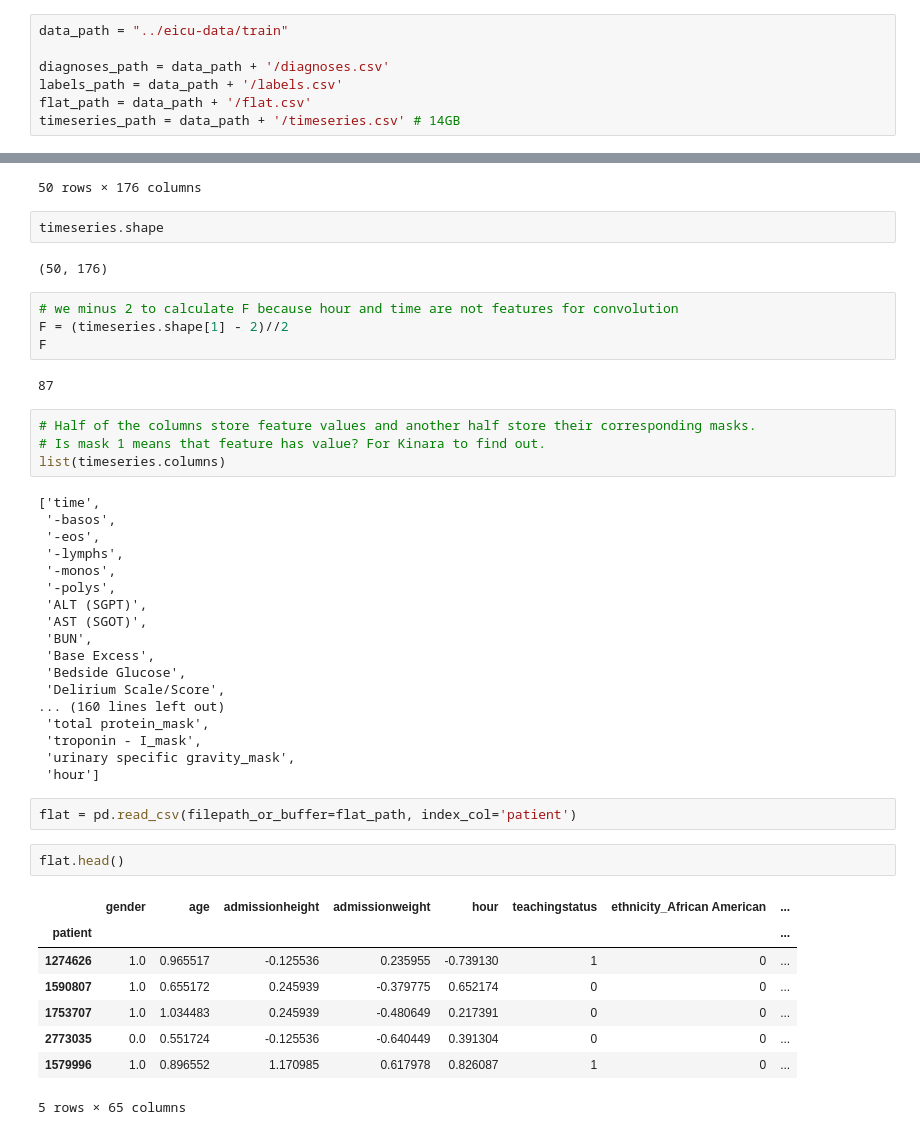
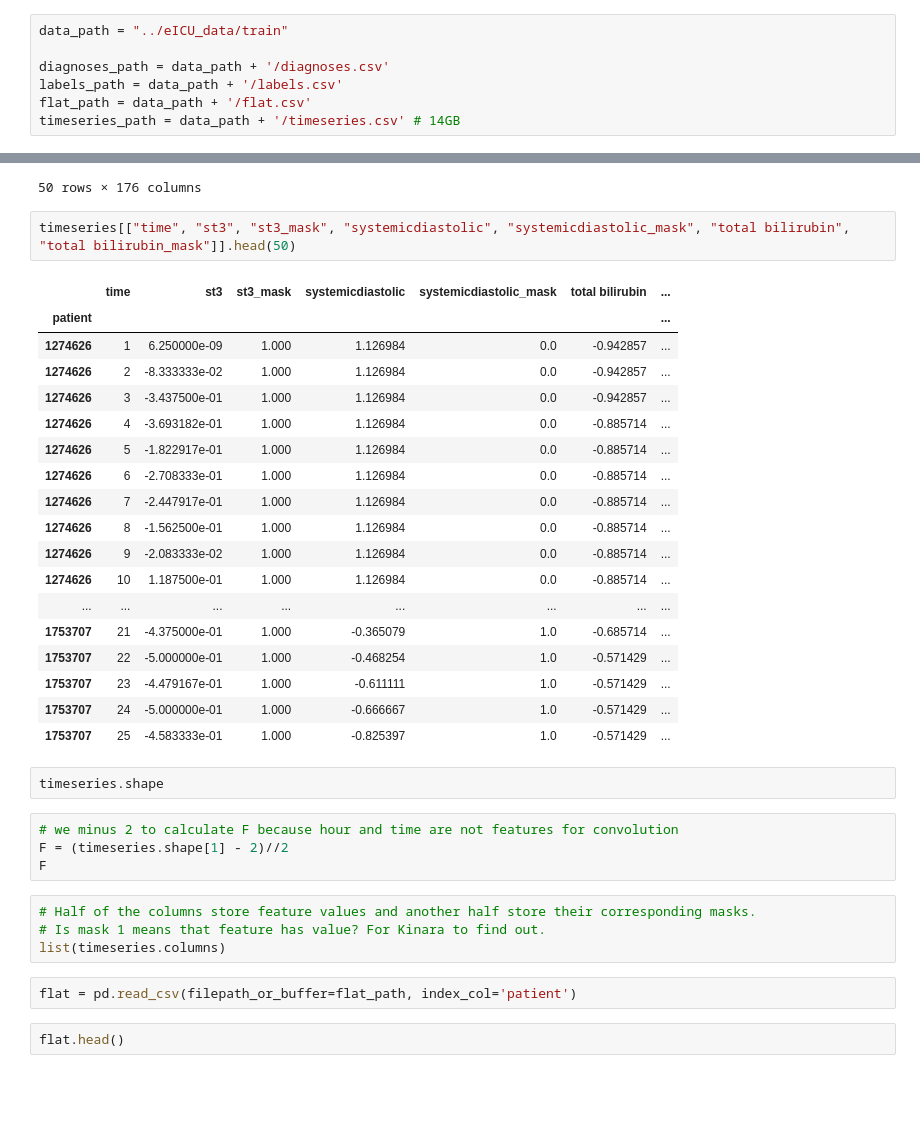
Before and after one commit to weicheng113/DL4H-Project, a Jupyter notebook: TPC-LoS-prediction/notebooks/1.2 eICU Data Exploration.ipynb, the cells around one changed output, grey strips where cells are left out. Drawn from its saved outputs; the diff is of its cells as text; blank space fills up the shorter version.

```diff
--- a/TPC-LoS-prediction/notebooks/1.2 eICU Data Exploration.ipynb
+++ b/TPC-LoS-prediction/notebooks/1.2 eICU Data Exploration.ipynb
@@ -1,7 +1,7 @@
 # %%
 import pandas as pd
 # %%
-data_path = "../eicu-data/train"
+data_path = "../eICU_data/train"
 
 diagnoses_path = data_path + '/diagnoses.csv'
 labels_path = data_path + '/labels.csv'
@@ -88,50 +88,40 @@ timeseries.head(50)
 | 1753707 | 24 | -1.0 | -1.000000 | -0.851613 | 0.533333 | 0.560976 | -1.000000 | -0.930233 | -0.857143 | -1.323077 | ... |
 | 1753707 | 25 | -1.0 | -1.000000 | -0.851613 | 0.533333 | 0.560976 | -1.000000 | -0.930233 | -0.857143 | -1.323077 | ... |
 50 rows × 176 columns
+# %%
+timeseries[["time", "st3", "st3_mask", "systemicdiastolic", "systemicdiastolic_mask", "total bilirubin", "total bilirubin_mask"]].head(50)
+# %% [output]
+|  | time | st3 | st3_mask | systemicdiastolic | systemicdiastolic_mask | total bilirubin | ... |
+| patient |  |  |  |  |  |  | ... |
+| 1274626 | 1 | 6.250000e-09 | 1.000 | 1.126984 | 0.0 | -0.942857 | ... |
+| 1274626 | 2 | -8.333333e-02 | 1.000 | 1.126984 | 0.0 | -0.942857 | ... |
+| 1274626 | 3 | -3.437500e-01 | 1.000 | 1.126984 | 0.0 | -0.942857 | ... |
+| 1274626 | 4 | -3.693182e-01 | 1.000 | 1.126984 | 0.0 | -0.885714 | ... |
+| 1274626 | 5 | -1.822917e-01 | 1.000 | 1.126984 | 0.0 | -0.885714 | ... |
+| 1274626 | 6 | -2.708333e-01 | 1.000 | 1.126984 | 0.0 | -0.885714 | ... |
+| 1274626 | 7 | -2.447917e-01 | 1.000 | 1.126984 | 0.0 | -0.885714 | ... |
+| 1274626 | 8 | -1.562500e-01 | 1.000 | 1.126984 | 0.0 | -0.885714 | ... |
+| 1274626 | 9 | -2.083333e-02 | 1.000 | 1.126984 | 0.0 | -0.885714 | ... |
+| 1274626 | 10 | 1.187500e-01 | 1.000 | 1.126984 | 0.0 | -0.885714 | ... |
+| ... | ... | ... | ... | ... | ... | ... | ... |
+| 1753707 | 21 | -4.375000e-01 | 1.000 | -0.365079 | 1.0 | -0.685714 | ... |
+| 1753707 | 22 | -5.000000e-01 | 1.000 | -0.468254 | 1.0 | -0.571429 | ... |
+| 1753707 | 23 | -4.479167e-01 | 1.000 | -0.611111 | 1.0 | -0.571429 | ... |
+| 1753707 | 24 | -5.000000e-01 | 1.000 | -0.666667 | 1.0 | -0.571429 | ... |
+| 1753707 | 25 | -4.583333e-01 | 1.000 | -0.825397 | 1.0 | -0.571429 | ... |
 # %%
 timeseries.shape
-# %% [output]
-(50, 176)
 # %%
 # we minus 2 to calculate F because hour and time are not features for convolution
 F = (timeseries.shape[1] - 2)//2
 F
-# %% [output]
-87
 # %%
 # Half of the columns store feature values and another half store their corresponding masks.
 # Is mask 1 means that feature has value? For Kinara to find out.
 list(timeseries.columns)
-# %% [output]
-['time',
- '-basos',
- '-eos',
- '-lymphs',
- '-monos',
- '-polys',
- 'ALT (SGPT)',
- 'AST (SGOT)',
- 'BUN',
- 'Base Excess',
- 'Bedside Glucose',
- 'Delirium Scale/Score',
-... (160 lines left out)
- 'total protein_mask',
- 'troponin - I_mask',
- 'urinary specific gravity_mask',
- 'hour']
 # %%
 flat = pd.read_csv(filepath_or_buffer=flat_path, index_col='patient')
 # %%
 flat.head()
-# %% [output]
-|  | gender | age | admissionheight | admissionweight | hour | teachingstatus | ethnicity_African American | ... |
-| patient |  |  |  |  |  |  |  | ... |
-| 1274626 | 1.0 | 0.965517 | -0.125536 | 0.235955 | -0.739130 | 1 | 0 | ... |
-| 1590807 | 1.0 | 0.655172 | 0.245939 | -0.379775 | 0.652174 | 0 | 0 | ... |
-| 1753707 | 1.0 | 1.034483 | 0.245939 | -0.480649 | 0.217391 | 0 | 0 | ... |
-| 2773035 | 0.0 | 0.551724 | -0.125536 | -0.640449 | 0.391304 | 0 | 0 | ... |
-| 1579996 | 1.0 | 0.896552 | 1.170985 | 0.617978 | 0.826087 | 1 | 0 | ... |
-5 rows × 65 columns
 # %%
 flat.shape
```
Also changed, not shown: parts of 1 cell of this notebook, 37 other files.
